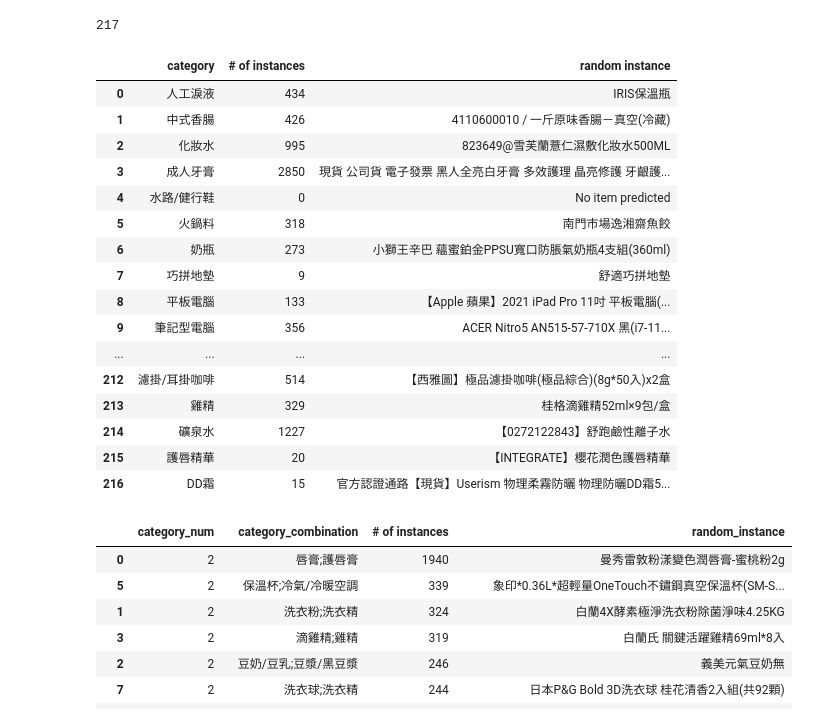
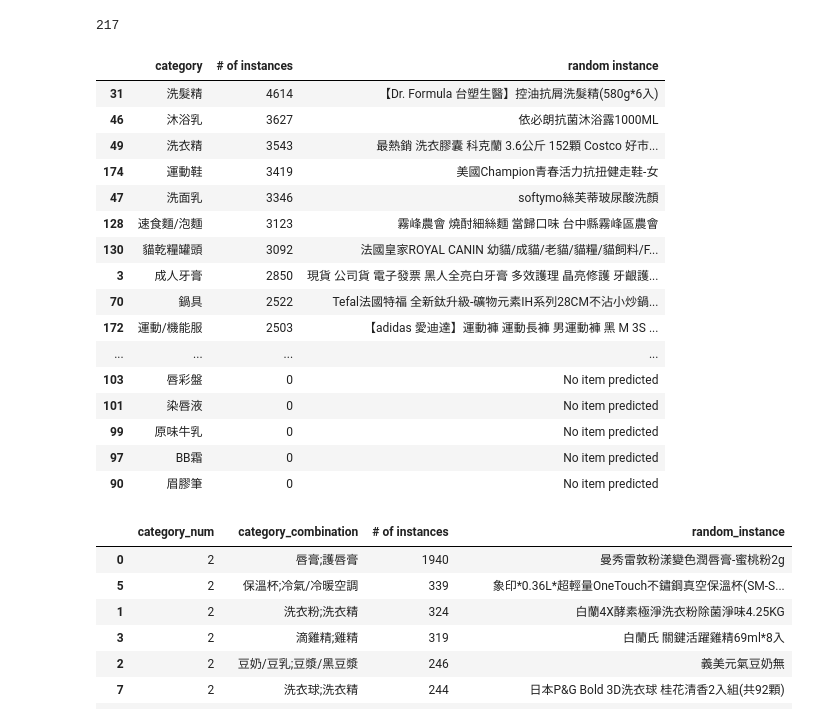
Before and after one commit to Nana2929/2022Fintech-project, a Jupyter notebook: codes/test_runner/50.5_test_eda.ipynb, the cells around one changed output. Drawn from its saved outputs; the diff is of its cells as text; code cells hidden in the pictures.

```diff
--- a/codes/test_runner/50.5_test_eda.ipynb
+++ b/codes/test_runner/50.5_test_eda.ipynb
@@ -70,28 +70,28 @@ len(testcatD.keys())
 # %%
 pd.set_option('display.max_rows', 250)
 pd.set_option('display.min_rows', 220)
 
-
+category_rand = category_rand.sort_values(['# of instances'], ascending = [False])
 category_rand.to_csv(f'{root}/predictions/test_predictions_eyeballing1.csv', index = False)
 category_rand
 # %% [output]
 |  | category | # of instances | random instance |
-| 0 | 人工淚液 | 434 | IRIS保溫瓶 |
-| 1 | 中式香腸 | 426 | 4110600010 / 一斤原味香腸－真空(冷藏) |
-| 2 | 化妝水 | 995 | 823649@雪芙蘭薏仁濕敷化妝水500ML |
+| 31 | 洗髮精 | 4614 | 【Dr. Formula 台塑生醫】控油抗屑洗髮精(580g*6入) |
+| 46 | 沐浴乳 | 3627 | 依必朗抗菌沐浴露1000ML |
+| 49 | 洗衣精 | 3543 | 最熱銷 洗衣膠囊 科克蘭 3.6公斤 152顆 Costco 好市... |
+| 174 | 運動鞋 | 3419 | 美國Champion青春活力抗扭健走鞋-女 |
+| 47 | 洗面乳 | 3346 | softymo絲芙蒂玻尿酸洗顏 |
+| 128 | 速食麵/泡麵 | 3123 | 霧峰農會 燒酎細絲麵 當歸口味 台中縣霧峰區農會 |
+| 130 | 貓乾糧罐頭 | 3092 | 法國皇家ROYAL CANIN 幼貓/成貓/老貓/貓糧/貓飼料/F... |
 | 3 | 成人牙膏 | 2850 | 現貨 公司貨 電子發票 黑人全亮白牙膏 多效護理 晶亮修護 牙齦護... |
-| 4 | 水路/健行鞋 | 0 | No item predicted |
-| 5 | 火鍋料 | 318 | 南門市場逸湘齋魚餃 |
-| 6 | 奶瓶 | 273 | 小獅王辛巴 蘊蜜鉑金PPSU寬口防脹氣奶瓶4支組(360ml) |
-| 7 | 巧拼地墊 | 9 | 舒適巧拼地墊 |
-| 8 | 平板電腦 | 133 | 【Apple 蘋果】2021 iPad Pro 11吋 平板電腦(... |
-| 9 | 筆記型電腦 | 356 | ACER Nitro5 AN515-57-710X 黑(i7-11... |
+| 70 | 鍋具 | 2522 | Tefal法國特福 全新鈦升級-礦物元素IH系列28CM不沾小炒鍋... |
+| 172 | 運動/機能服 | 2503 | 【adidas 愛迪達】運動褲 運動長褲 男運動褲 黑 M 3S ... |
 | ... | ... | ... | ... |
-| 212 | 濾掛/耳掛咖啡 | 514 | 【西雅圖】極品濾掛咖啡(極品綜合)(8g*50入)x2盒 |
-| 213 | 雞精 | 329 | 桂格滴雞精52ml×9包/盒 |
-| 214 | 礦泉水 | 1227 | 【0272122843】舒跑鹼性離子水 |
-| 215 | 護唇精華 | 20 | 【INTEGRATE】櫻花潤色護唇精華 |
-| 216 | DD霜 | 15 | 官方認證通路【現貨】Userism 物理柔霧防曬 物理防曬DD霜5... |
+| 103 | 唇彩盤 | 0 | No item predicted |
+| 101 | 染唇液 | 0 | No item predicted |
+| 99 | 原味牛乳 | 0 | No item predicted |
+| 97 | BB霜 | 0 | No item predicted |
+| 90 | 眉膠筆 | 0 | No item predicted |
 # %%
 # (2, 3)多標籤 每一類random 1個出來
 col1, col2, col3, col4 = [], [], [], []
```
